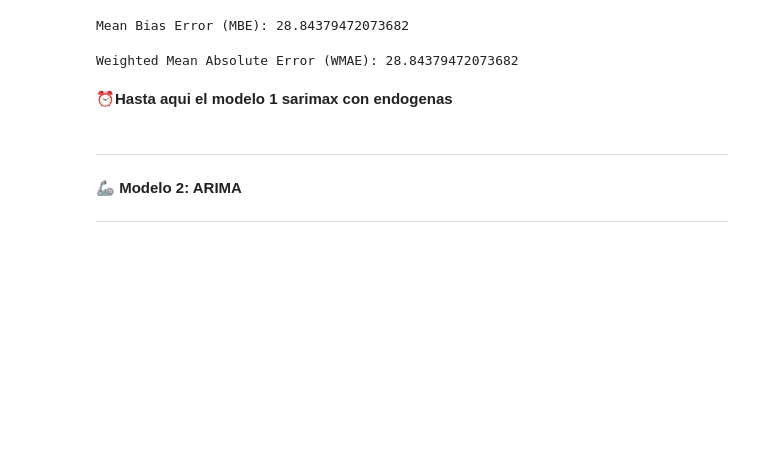
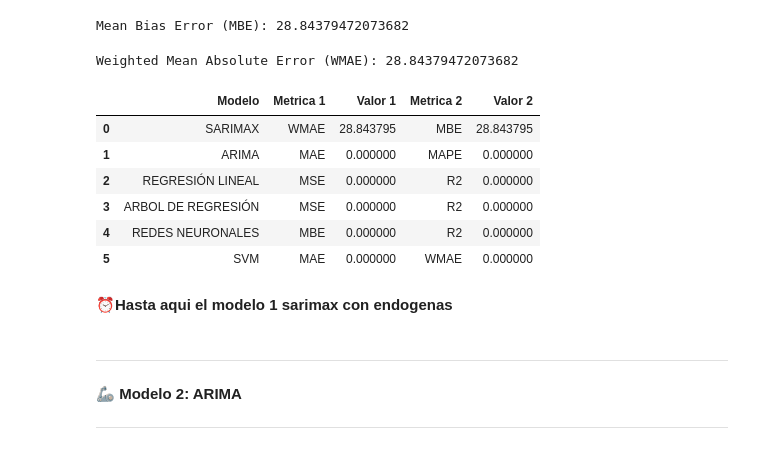
Before and after one commit to A01793509/Equipo_44, a Jupyter notebook: Avance4_44.ipynb, the cells around one changed output. Drawn from its saved outputs; the diff is of its cells as text; code cells hidden in the pictures; blank space fills up the shorter version.

```diff
--- a/Avance4_44.ipynb
+++ b/Avance4_44.ipynb
@@ -399,6 +420,19 @@ wmae = np.sum(weights * absolute_errors) / np.sum(weights)
 print(f"Weighted Mean Absolute Error (WMAE): {wmae}")
 # %% [output]
 Weighted Mean Absolute Error (WMAE): 28.84379472073682
+# %%
+#Actualizamos las metricas obtenidas del modelo 1 en el dataframe
+dfmetricas.at[0,'Valor 1'] = wmae
+dfmetricas.at[0,'Valor 2'] = mbe
+dfmetricas
+# %% [output]
+|  | Modelo | Metrica 1 | Valor 1 | Metrica 2 | Valor 2 |
+| 0 | SARIMAX | WMAE | 28.843795 | MBE | 28.843795 |
+| 1 | ARIMA | MAE | 0.000000 | MAPE | 0.000000 |
+| 2 | REGRESIÓN LINEAL | MSE | 0.000000 | R2 | 0.000000 |
+| 3 | ARBOL DE REGRESIÓN | MSE | 0.000000 | R2 | 0.000000 |
+| 4 | REDES NEURONALES | MBE | 0.000000 | R2 | 0.000000 |
+| 5 | SVM | MAE | 0.000000 | WMAE | 0.000000 |
 # %% [markdown]
 ⏰**Hasta aqui el modelo 1 sarimax con endogenas**
 # %% [markdown]
```
Also changed, not shown: parts of 62 cells of this notebook.
